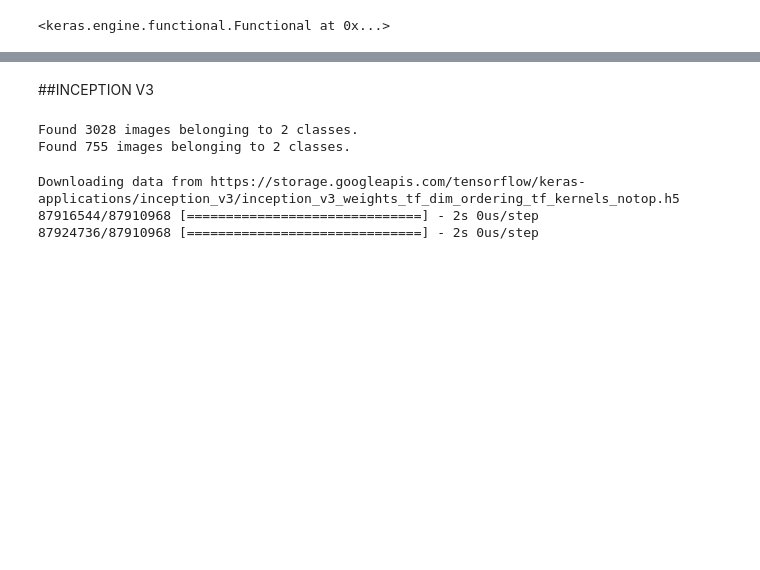
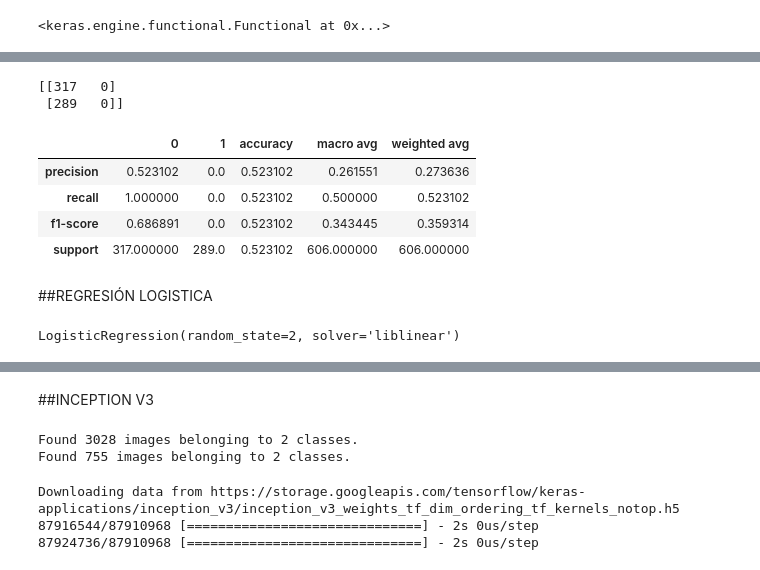
Before and after one commit to DaverArenas/DeepLearning_ImageClassification, a Jupyter notebook: Clasificacion_Imagenes_Futbol.ipynb, the cells around one changed output, grey strips where cells are left out. Saved outputs shown, nothing was run; the diff lists cells and outputs as text; code cells hidden in the pictures; blank space fills up the shorter version.

```diff
--- a/Clasificacion_Imagenes_Futbol.ipynb
+++ b/Clasificacion_Imagenes_Futbol.ipynb
@@ -784,0 +811,3 @@ ValueError: ignored
+# %%
+svc = LinearSVC(C=0.1, loss='hinge', max_iter=100000)
+svc.fit(X_train, y_train)
@@ -784,0 +818,20 @@ ValueError: ignored
+# %%
+imprimir_estado(svc,X_train, X_test, y_train, y_test)
+# %% [output]
+[[317   0]
+ [289   0]]
+|  | 0 | 1 | accuracy | macro avg | weighted avg |
+| precision | 0.523102 | 0.0 | 0.523102 | 0.261551 | 0.273636 |
+| recall | 1.000000 | 0.0 | 0.523102 | 0.500000 | 0.523102 |
+| f1-score | 0.686891 | 0.0 | 0.523102 | 0.343445 | 0.359314 |
+| support | 317.000000 | 289.0 | 0.523102 | 606.000000 | 606.000000 |
+# %% [markdown]
+##REGRESIÓN LOGISTICA
+# %%
+from sklearn.linear_model import LogisticRegression
+
+regresor_log = LogisticRegression(solver='liblinear', random_state=2)
+
+regresor_log.fit(X_train, y_train)
+# %% [output]
+LogisticRegression(random_state=2, solver='liblinear')
```
Also changed, not shown: parts of 34 cells of this notebook.
